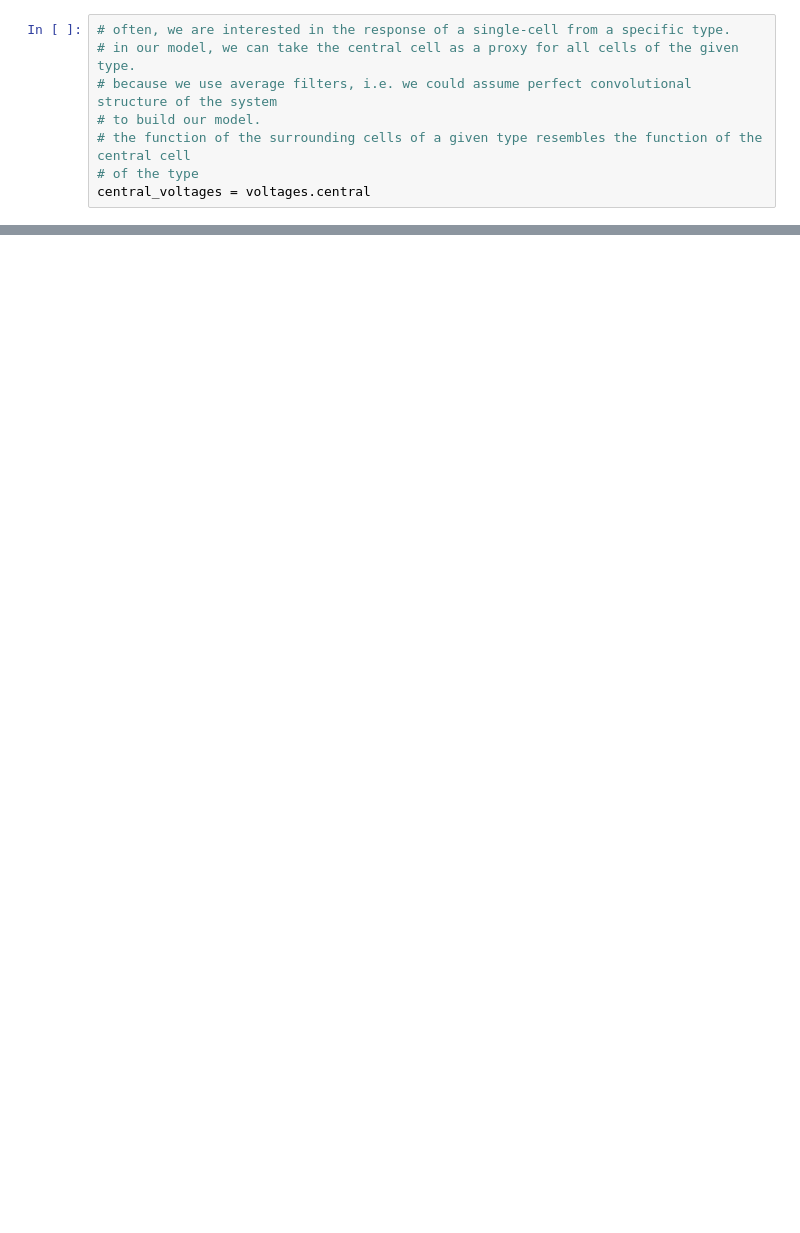
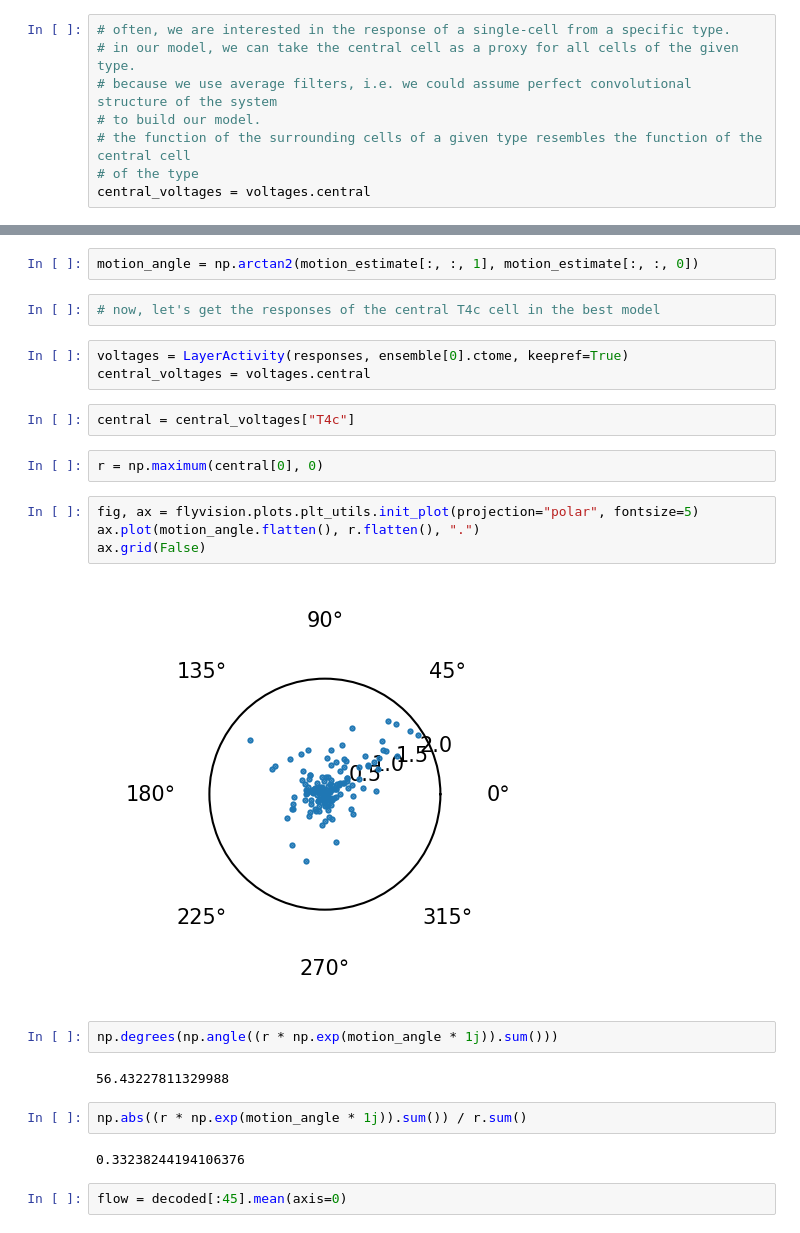
Before and after one commit to TuragaLab/flyvis, a Jupyter notebook: examples/07_flyvision_providing_custom_stimuli.ipynb, the cells around one changed output, grey strips where cells are left out. Drawn from its saved outputs; the diff is of its cells as text; blank space fills up the shorter version.

```diff
--- a/examples/07_flyvision_providing_custom_stimuli.ipynb
+++ b/examples/07_flyvision_providing_custom_stimuli.ipynb
@@ -337,0 +354,27 @@ _ = ax.plot(central_voltages[cell_type].squeeze().T[:, cluster_indices[2]])
+# %%
+motion_angle = np.arctan2(motion_estimate[:, :, 1], motion_estimate[:, :, 0])
+# %%
+# now, let's get the responses of the central T4c cell in the best model
+# %%
+voltages = LayerActivity(responses, ensemble[0].ctome, keepref=True)
+central_voltages = voltages.central
+# %%
+central = central_voltages["T4c"]
+# %%
+r = np.maximum(central[0], 0)
+# %%
+fig, ax = flyvision.plots.plt_utils.init_plot(projection="polar", fontsize=5)
+ax.plot(motion_angle.flatten(), r.flatten(), ".")
+ax.grid(False)
+# %% [output]
+[figure, added]
+# %%
+np.degrees(np.angle((r * np.exp(motion_angle * 1j)).sum()))
+# %% [output]
+56.43227811329988
+# %%
+np.abs((r * np.exp(motion_angle * 1j)).sum()) / r.sum()
+# %% [output]
+0.33238244194106376
+# %%
+flow = decoded[:45].mean(axis=0)
```
Also changed, not shown: parts of 13 cells of this notebook, 10 other files.
